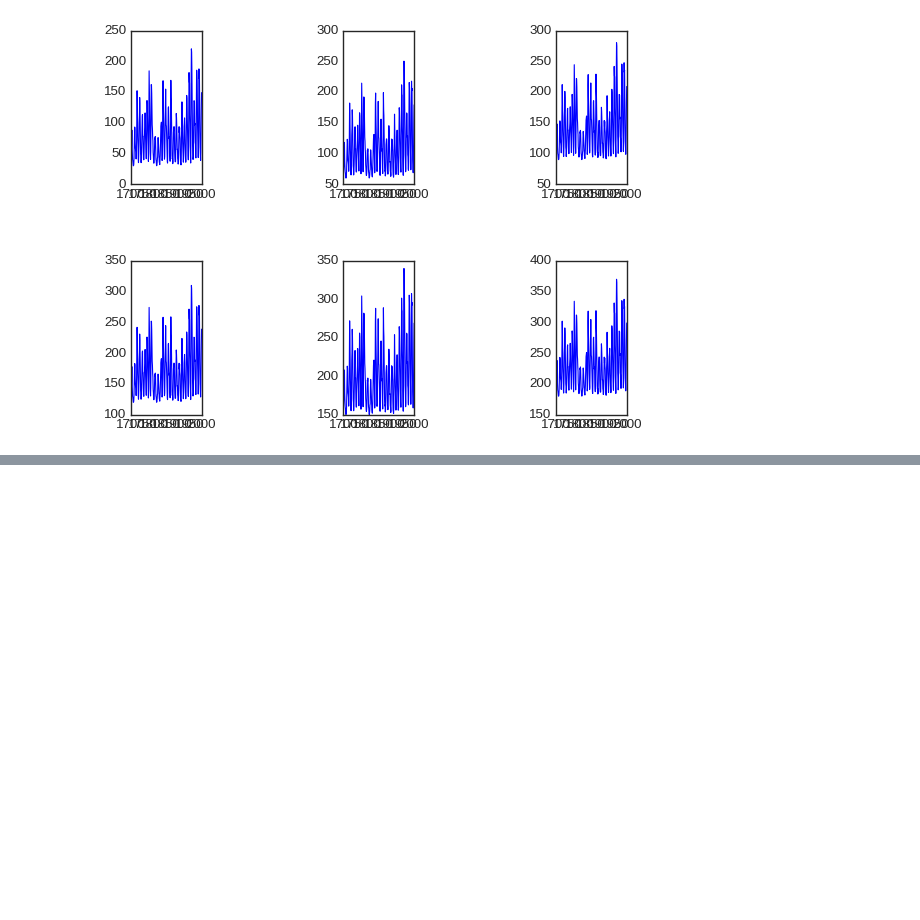
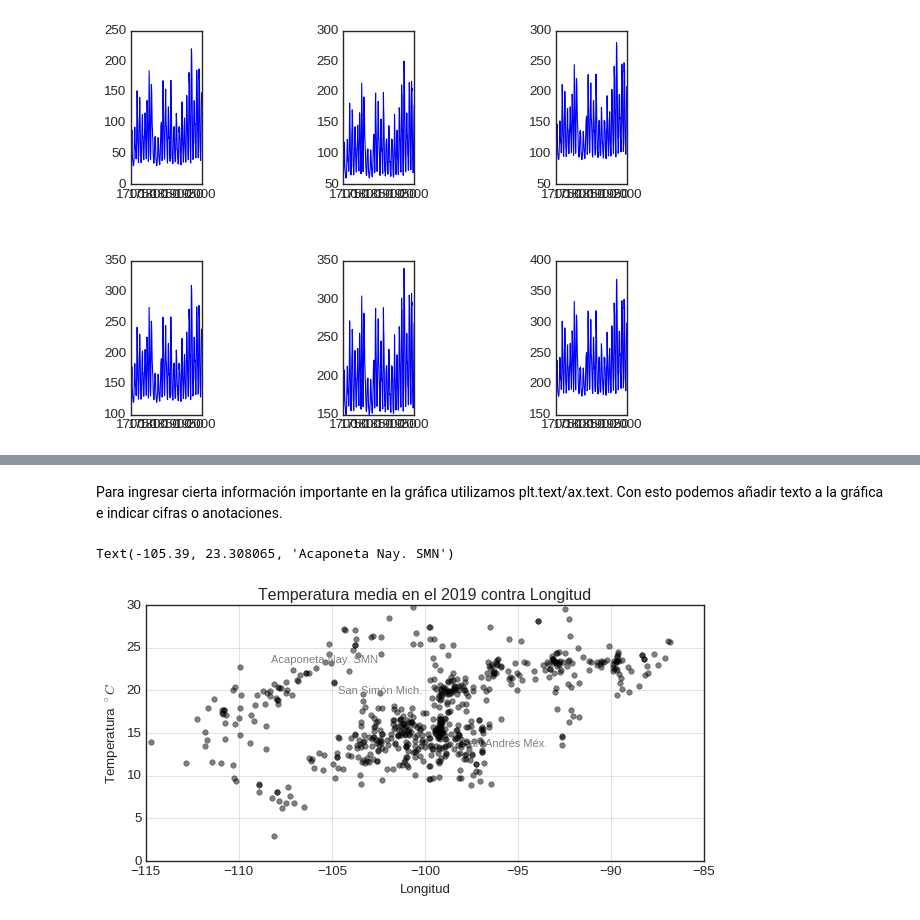
Before and after one commit to DCIDA2019/da2019-anaisabelotodo, a Jupyter notebook: Semana3/Tarea/Tarea.ipynb, the cells around one changed output, grey strips where cells are left out. Saved outputs shown, nothing was run; the diff lists cells and outputs as text; code cells hidden in the pictures; blank space fills up the shorter version.

```diff
--- a/Semana3/Tarea/Tarea.ipynb
+++ b/Semana3/Tarea/Tarea.ipynb
@@ -632,0 +649,18 @@ y_hist.invert_xaxis()
+# %% [markdown]
+Para ingresar cierta información importante en la gráfica utilizamos plt.text/ax.text. Con esto podemos añadir texto a la gráfica e indicar cifras o anotaciones.
+# %%
+fig, ax = plt.subplots(figsize=(9, 4))
+grafica = plt.plot(temp_media_2019['Lon'], temp_media_2019['Tmed'], 'ok', markersize = 5, alpha = 0.5)
+plt.grid('True')
+plt.xlabel('Longitud')
+plt.ylabel('Temperatura $^\circ C$')
+plt.title('Temperatura media en el 2019 contra Longitud')
+
+style = dict(size=10, color='gray')
+
+ax.text(-98.01, 13.435484, "San Andrés Méx.", **style)
+ax.text(-102.40, 19.629032, "San Simón Mich.", ha='center', **style)
+ax.text(-105.39, 23.308065, "Acaponeta Nay. SMN", ha='center', **style)
+# %% [output]
+Text(-105.39, 23.308065, 'Acaponeta Nay. SMN')
+[figure, added]
```
Also changed, not shown: parts of 42 cells of this notebook.
